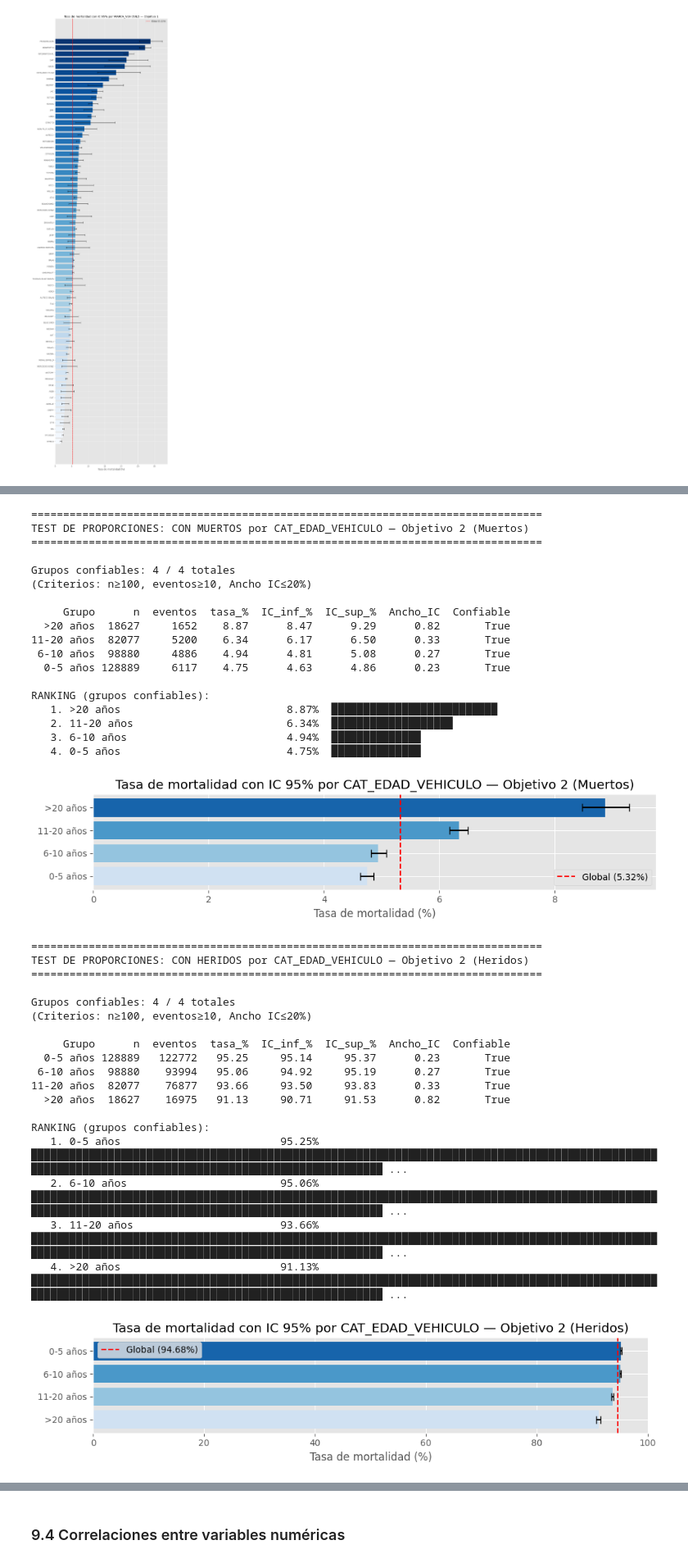
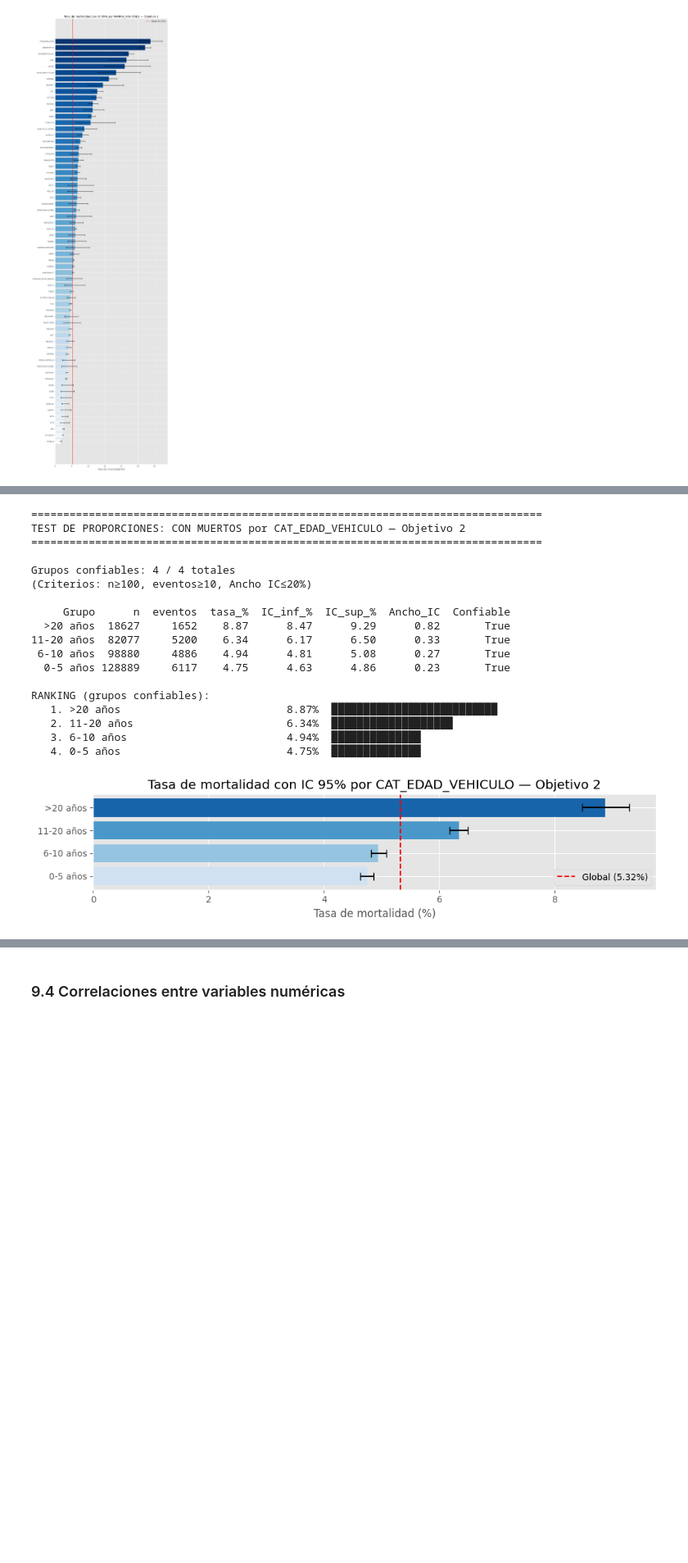
Before and after one commit to MariaClara091/Seminario, a Jupyter notebook: EDA_seminario_ABC.ipynb, the cells around one changed output, grey strips where cells are left out. Shown at 82% size. Drawn from its saved outputs; the diff is of its cells as text; code cells hidden in the pictures; blank space fills up the shorter version.

```diff
--- a/EDA_seminario_ABC.ipynb
+++ b/EDA_seminario_ABC.ipynb
@@ -971,20 +726,0 @@ def cramer_v(df, var, objetivo='GRAVEDAD_ACCIDENTE'):
-# %%
-variables = ['TIPO_VEHICULO', 'MARCA_AGRUPADA', 'MUNICIPIO_ACCIDENTE']
-
-for var in variables:
-    chi2, p, v, tabla, expected = cramer_v(df, var)
-
-    # Interpretación de fuerza
-    if v < 0.10:
-        fuerza = 'Muy débil'
-    elif v < 0.20:
-        fuerza = 'Débil'
-    elif v < 0.40:
-        fuerza = 'Moderada'
-    else:
-        fuerza = 'Fuerte'
-
-    print(f"\nVariable: {var}")
-    print(f"Chi² = {chi2:.1f}")
-    print(f"p-valor = {p:.2e}")
-    print(f"V de Cramér = {v:.4f} ({fuerza})")
@@ -1380,61 +1534,27 @@ Este resultado valida la decisión de incluir TIPO_VEHICULO como variable princi
 # %%
-# MUERTOS
-resultado_edad_muertos = test_proporciones_confiable(
-    df,
-    columna_grupo='CAT_EDAD_VEHICULO',
-    categoria='CON MUERTOS',
-    muestra_minima=100,
-    eventos_minimos=10,
-    ancho_ic_max=20,
-    titulo='— Objetivo 2 (Muertos)'
+# Objetivo 2: Categoría de edad del vehículo
+resultado_edad = test_proporciones_confiable(
+    df, columna_grupo='CAT_EDAD_VEHICULO',
+    muestra_minima=100, eventos_minimos=10, ancho_ic_max=20,
+    titulo='— Objetivo 2'
 )
-
-# CON HERIDOS
-resultado_edad_heridos = test_proporciones_confiable(
-    df,
-    columna_grupo='CAT_EDAD_VEHICULO',
-    categoria='CON HERIDOS',
-    muestra_minima=100,
-    eventos_minimos=10,
-    ancho_ic_max=20,
-    titulo='— Objetivo 2 (Heridos)'
-)
 # %% [output]
 ================================================================================
-TEST DE PROPORCIONES: CON MUERTOS por CAT_EDAD_VEHICULO — Objetivo 2 (Muertos)
+TEST DE PROPORCIONES: CON MUERTOS por CAT_EDAD_VEHICULO — Objetivo 2
 ================================================================================
 
 Grupos confiables: 4 / 4 totales
 (Criterios: n≥100, eventos≥10, Ancho IC≤20%)
 
      Grupo      n  eventos  tasa_%  IC_inf_%  IC_sup_%  Ancho_IC  Confiable
   >20 años  18627     1652    8.87      8.47      9.29      0.82       True
 11-20 años  82077     5200    6.34      6.17      6.50      0.33       True
  6-10 años  98880     4886    4.94      4.81      5.08      0.27       True
   0-5 años 128889     6117    4.75      4.63      4.86      0.23       True
 
 RANKING (grupos confiables):
    1. >20 años                          8.87%  ██████████████████████████
    2. 11-20 años                        6.34%  ███████████████████
    3. 6-10 años                         4.94%  ██████████████
    4. 0-5 años                          4.75%  ██████████████
-[figure, old version]
+[figure, new version]
-================================================================================
-TEST DE PROPORCIONES: CON HERIDOS por CAT_EDAD_VEHICULO — Objetivo 2 (Heridos)
-================================================================================
-
-Grupos confiables: 4 / 4 totales
-(Criterios: n≥100, eventos≥10, Ancho IC≤20%)
-
-     Grupo      n  eventos  tasa_%  IC_inf_%  IC_sup_%  Ancho_IC  Confiable
-  0-5 años 128889   122772   95.25     95.14     95.37      0.23       True
- 6-10 años  98880    93994   95.06     94.92     95.19      0.27       True
-11-20 años  82077    76877   93.66     93.50     93.83      0.33       True
-  >20 años  18627    16975   91.13     90.71     91.53      0.82       True
-
-RANKING (grupos confiables):
-   1. 0-5 años                         95.25%  █████████████████████████████████████████████████████████████████████████████████████████████████████████████████████████████████████████████████████████ ...
-   2. 6-10 años                        95.06%  █████████████████████████████████████████████████████████████████████████████████████████████████████████████████████████████████████████████████████████ ...
-   3. 11-20 años                       93.66%  █████████████████████████████████████████████████████████████████████████████████████████████████████████████████████████████████████████████████████████ ...
-   4. >20 años                         91.13%  █████████████████████████████████████████████████████████████████████████████████████████████████████████████████████████████████████████████████████████ ...
-[figure, removed]
```
Also changed, not shown: parts of 112 cells of this notebook.
